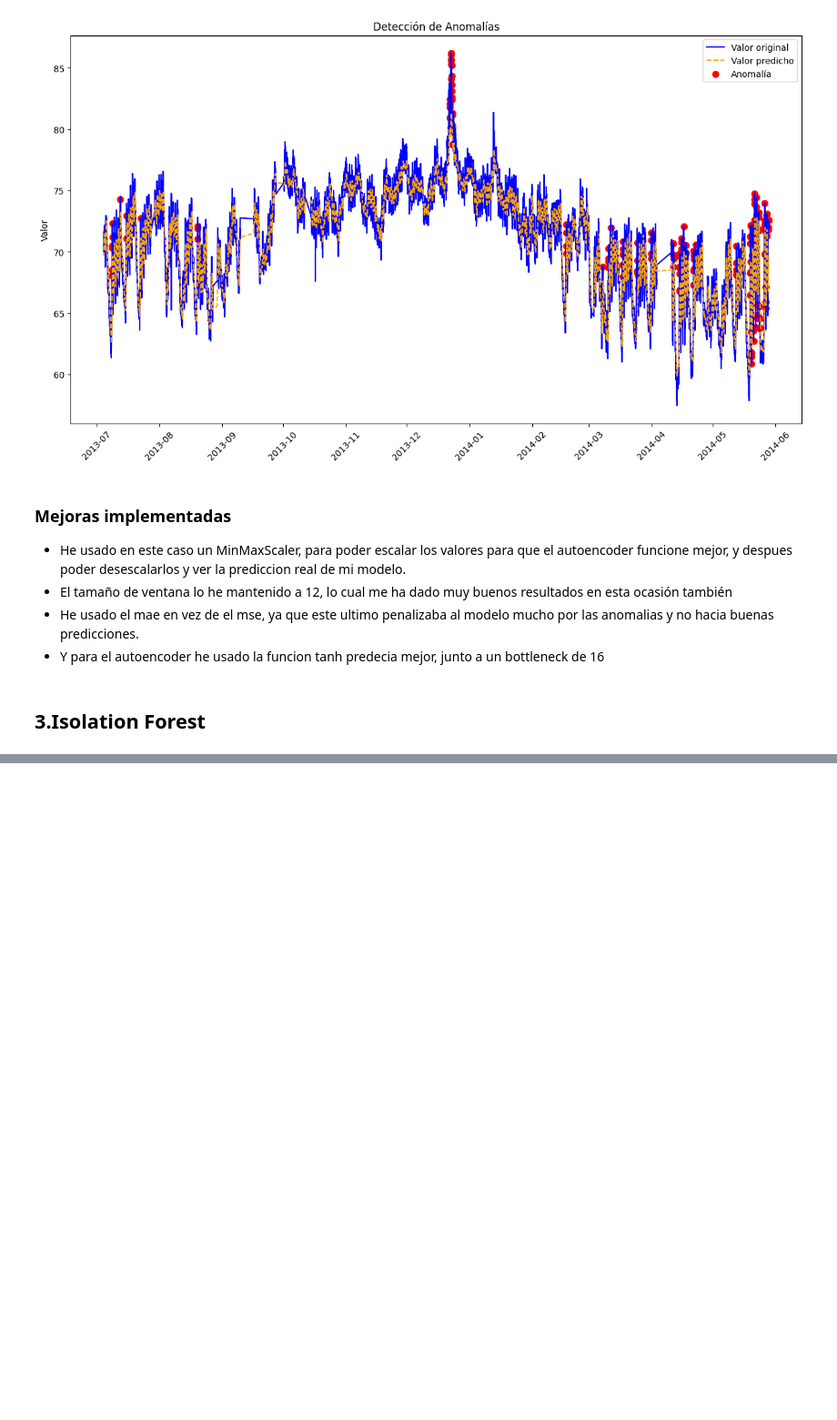
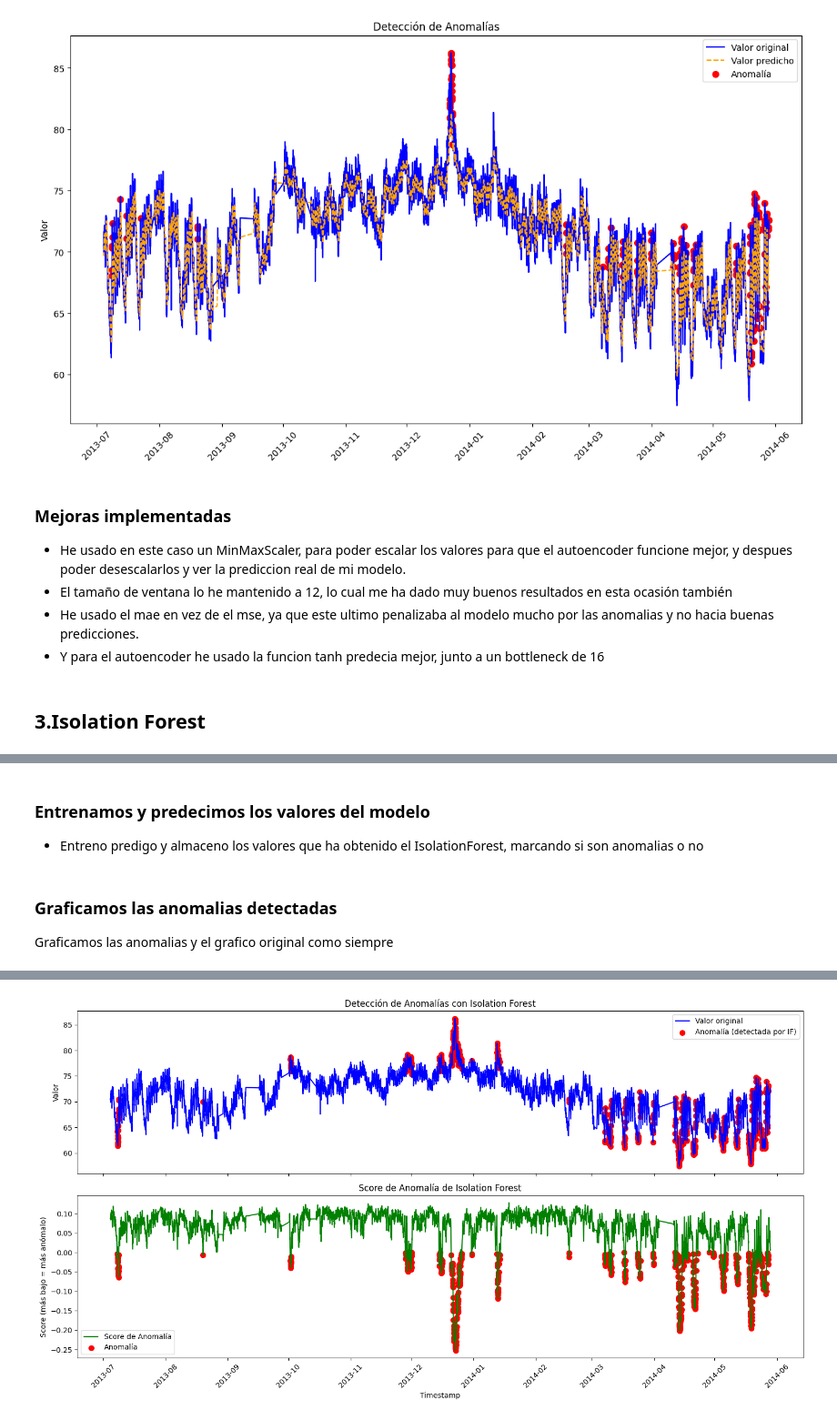
Before and after one commit to alraro/Practicas-Software-Critico, a Jupyter notebook: Practica1/Practica1SofwtCritico.ipynb, the cells around one changed output, grey strips where cells are left out. Shown: that part at 91% size. Saved outputs shown, nothing was run; the diff lists cells and outputs as text; code cells hidden in the pictures; blank space fills up the shorter version.

Commit message:
Finished isolation tree and improved requirements.txt

```diff
--- a/Practica1/Practica1SofwtCritico.ipynb
+++ b/Practica1/Practica1SofwtCritico.ipynb
@@ -469,0 +474,6 @@ timestamp
+# %%
+df = pd.read_csv("datos.csv",parse_dates=['timestamp'], index_col='timestamp')
+df = df.sort_index()
+
+print("Datos cargados y ordenados: \n", df.head(5))
+print(f"Total de datos: {len(df)}")
@@ -469,0 +510,65 @@ timestamp
+# %%
+n_estimators = 100
+contamination = 0.1
+
+iso_forest = IsolationForest(n_estimators=n_estimators, contamination=contamination, random_state=42)
+# %% [markdown]
+### Entrenamos y predecimos los valores del modelo
+- Entreno predigo y almaceno los valores que ha obtenido el IsolationForest, marcando si son anomalias o no
+# %%
+predictions = iso_forest.fit_predict(X_data)
+scores = iso_forest.decision_function(X_data)
+
+df_results['anomaly'] = predictions == -1
+df_results['anomaly_score'] = scores
+# %% [markdown]
+### Graficamos las anomalias detectadas
+Graficamos las anomalias y el grafico original como siempre
+# %%
+anomalies_df = df_results[df_results['anomaly']]
+print(f"El numero de anomalias es {len(anomalies_df)} de {len(df_results)}")
+print(anomalies_df[['value']])
+
+fig, ax = plt.subplots(nrows=2, ncols=1, figsize=(15, 8), sharex=True)
+
+ax[0].set_title("Detección de Anomalías con Isolation Forest")
+ax[0].plot(
+    df_results.index,
+    df_results['value'],
+    label='Valor original',
+    color='blue'
+)
+ax[0].scatter(
+    anomalies_df.index,
+    anomalies_df['value'],
+    label='Anomalía (detectada por IF)',
+    color='red',
+    marker='o',
+    s=50
+)
+ax[0].legend()
+ax[0].set_ylabel('Valor')
+
+ax[1].set_title("Score de Anomalía de Isolation Forest")
+ax[1].plot(
+    df_results.index,
+    df_results['anomaly_score'],
+    label='Score de Anomalía',
+    color='green'
+)
+ax[1].scatter(
+    anomalies_df.index,
+    anomalies_df['anomaly_score'],
+    label='Anomalía',
+    color='red',
+    marker='o',
+    s=50
+)
+ax[1].legend()
+ax[1].set_ylabel('Score (más bajo = más anómalo)')
+ax[1].set_xlabel('Timestamp')
+
+plt.xticks(rotation=45)
+plt.tight_layout()
+plt.show()
+# %% [output]
@@ -469,0 +591 @@ timestamp
+[figure, added]
```
Also changed, not shown: parts of 7 cells of this notebook.
